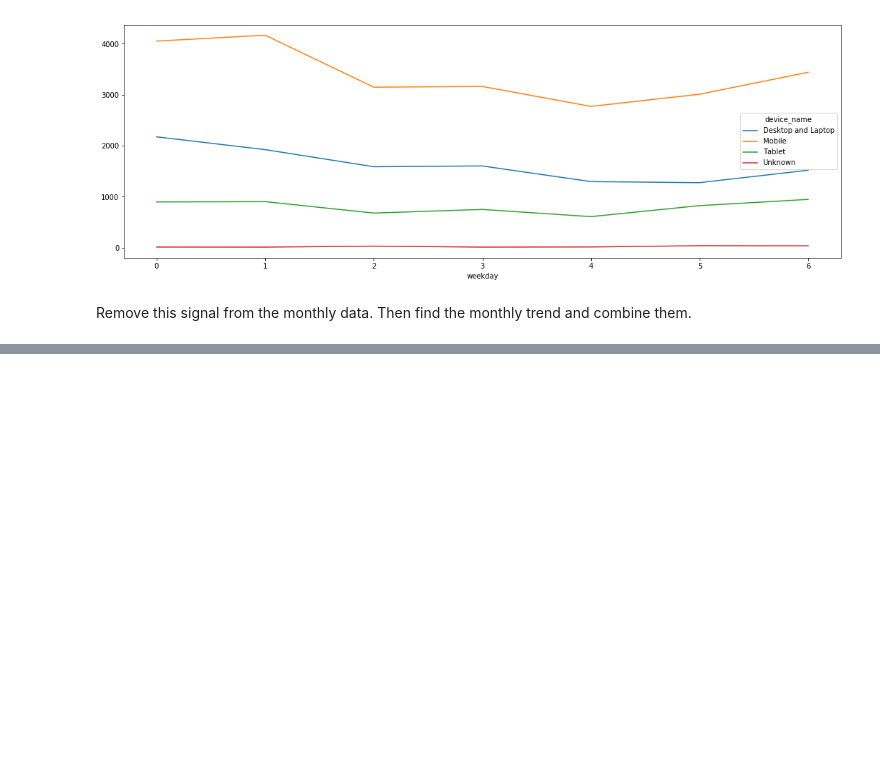
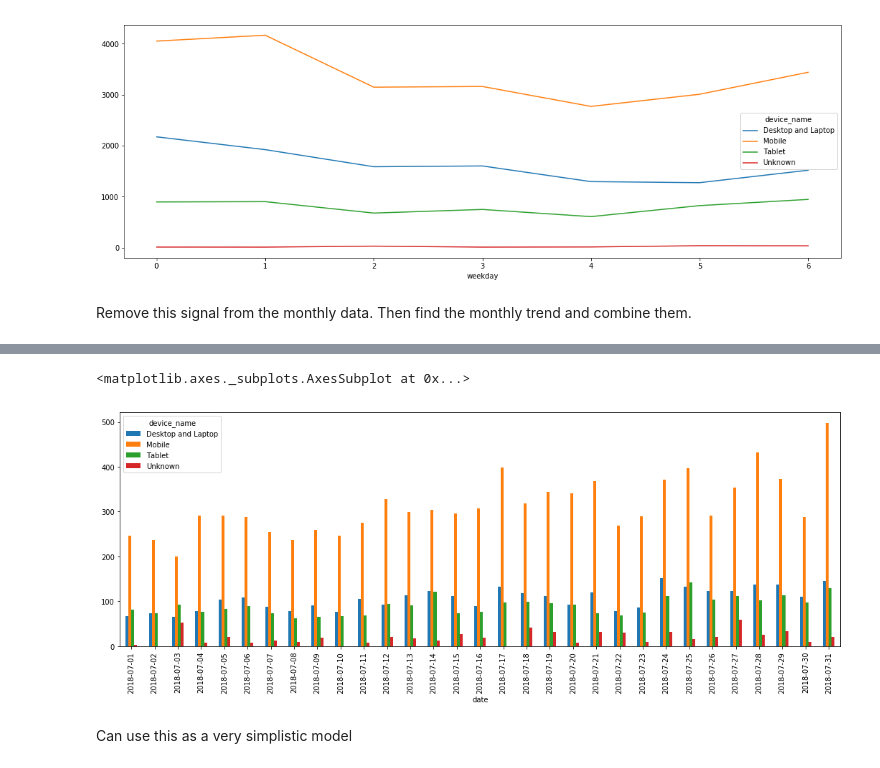
Before and after one commit to JoekingCooper/btakehometask, a Jupyter notebook: notebooks/Forecasting.ipynb, the cells around one changed output, grey strips where cells are left out. Drawn from its saved outputs; the diff is of its cells as text; code cells hidden in the pictures; blank space fills up the shorter version.

```diff
--- a/notebooks/Forecasting.ipynb
+++ b/notebooks/Forecasting.ipynb
@@ -66,0 +242,3 @@ Remove this signal from the monthly data. Then find the monthly trend and combin
+# %%
+modelling_month=modelling_df_new[pd.to_datetime(modelling_df_new.index).month<8]
+modelling_month.shape
@@ -66,0 +268,8 @@ Remove this signal from the monthly data. Then find the monthly trend and combin
+# %%
+f, ax = plt.subplots(1,figsize=(18,6))
+modelling_month.plot(kind='bar', ax=ax)
+# %% [output]
+<matplotlib.axes._subplots.AxesSubplot at 0x...>
+[figure, added]
+# %% [markdown]
+Can use this as a very simplistic model
```
Also changed, not shown: parts of 26 cells of this notebook.
